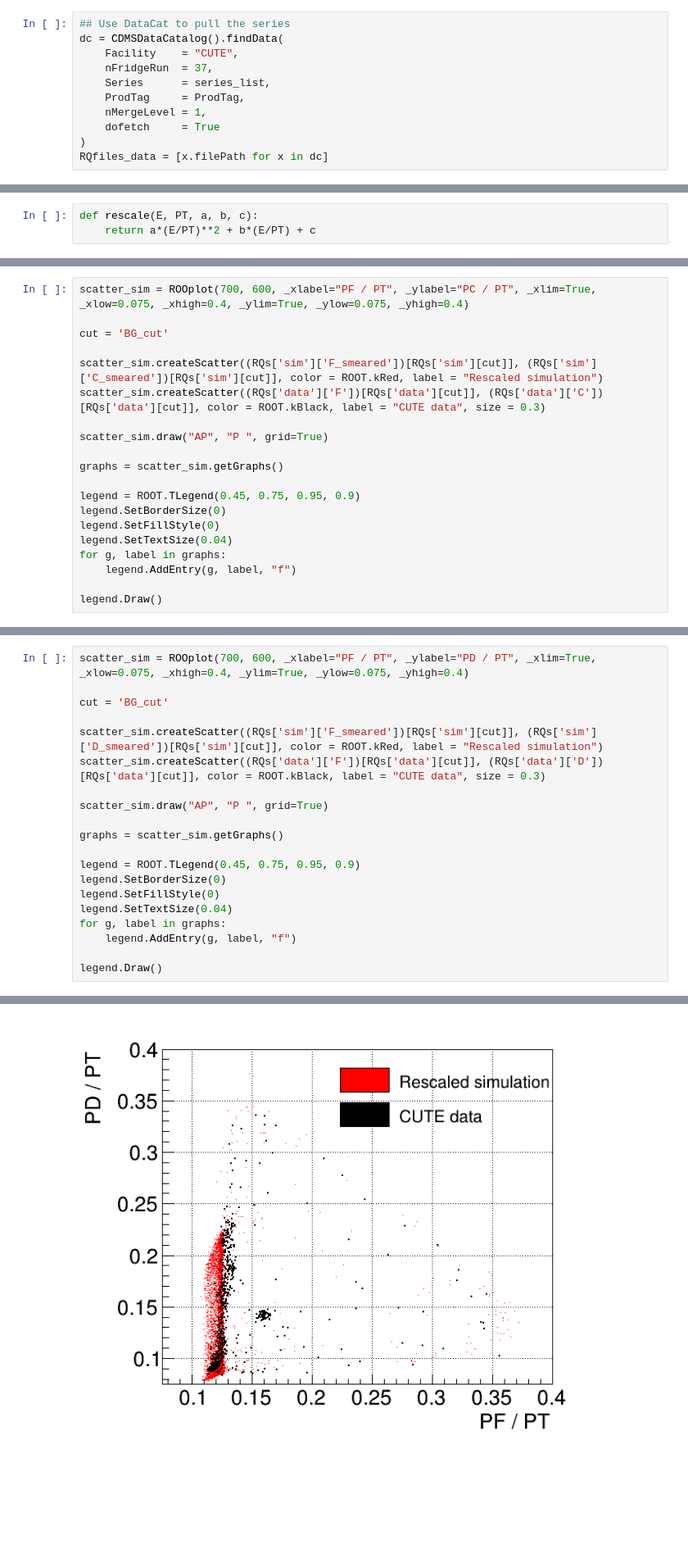
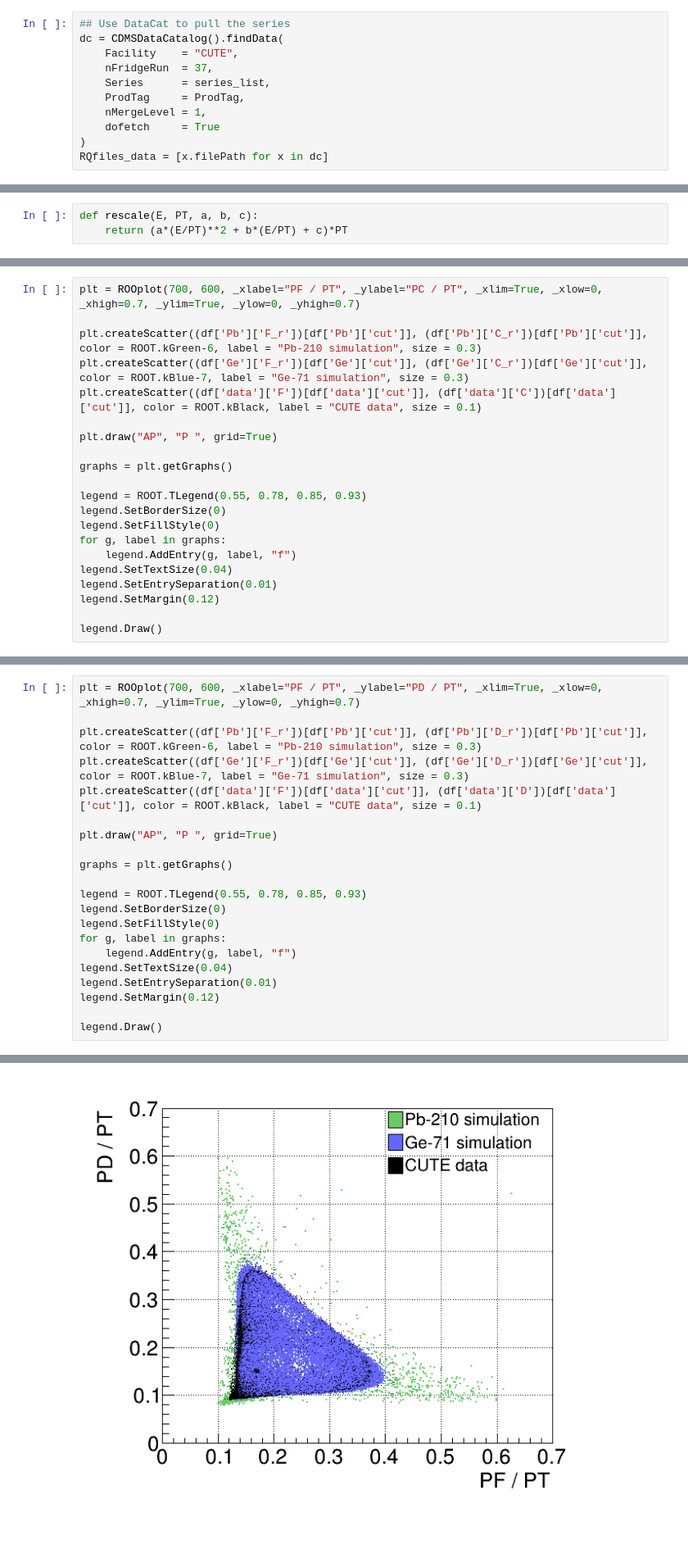
Before and after one commit to perry5334/CDMS, a Jupyter notebook: notebooks/BGM/cRadial_eff_nonlinrescale.ipynb, the cells around one changed output, grey strips where cells are left out. Shown at 82% size. Drawn from its saved outputs; the diff is of its cells as text; blank space fills up the shorter version.

```diff
--- a/notebooks/BGM/cRadial_eff_nonlinrescale.ipynb
+++ b/notebooks/BGM/cRadial_eff_nonlinrescale.ipynb
@@ -192,6 +186,6 @@ R = np.sqrt( (RQs['sim']['X']*1e3)**2 + (RQs['sim']['Y']*1e3)**2 )
 # %%
 def rescale(E, PT, a, b, c):
-    return a*(E/PT)**2 + b*(E/PT) + c
+    return (a*(E/PT)**2 + b*(E/PT) + c)*PT
 # %%
 a = {'PAS1': -2, 'PBS1': -2.8, 'PCS1': 0, 'PDS1': 0, 'PES1': 0, 'PFS1': 0,
      'PAS2': -2, 'PBS2': -2.8, 'PCS2': 0, 'PDS2': 0, 'PES2': 0, 'PFS2': 0}
@@ -305,21 +406,22 @@ Warning in <TCanvas::Constructor>: Deleting canvas with same name: c
 # %%
-scatter_sim = ROOplot(700, 600, _xlabel="PF / PT", _ylabel="PC / PT", _xlim=True, _xlow=0.075, _xhigh=0.4, _ylim=True, _ylow=0.075, _yhigh=0.4)
+plt = ROOplot(700, 600, _xlabel="PF / PT", _ylabel="PC / PT", _xlim=True, _xlow=0, _xhigh=0.7, _ylim=True, _ylow=0, _yhigh=0.7)
 
-cut = 'BG_cut'
+plt.createScatter((df['Pb']['F_r'])[df['Pb']['cut']], (df['Pb']['C_r'])[df['Pb']['cut']], color = ROOT.kGreen-6, label = "Pb-210 simulation", size = 0.3)
+plt.createScatter((df['Ge']['F_r'])[df['Ge']['cut']], (df['Ge']['C_r'])[df['Ge']['cut']], color = ROOT.kBlue-7, label = "Ge-71 simulation", size = 0.3)
+plt.createScatter((df['data']['F'])[df['data']['cut']], (df['data']['C'])[df['data']['cut']], color = ROOT.kBlack, label = "CUTE data", size = 0.1)
 
-scatter_sim.createScatter((RQs['sim']['F_smeared'])[RQs['sim'][cut]], (RQs['sim']['C_smeared'])[RQs['sim'][cut]], color = ROOT.kRed, label = "Rescaled simulation")
-scatter_sim.createScatter((RQs['data']['F'])[RQs['data'][cut]], (RQs['data']['C'])[RQs['data'][cut]], color = ROOT.kBlack, label = "CUTE data", size = 0.3)
+plt.draw("AP", "P ", grid=True)
 
-scatter_sim.draw("AP", "P ", grid=True)
+graphs = plt.getGraphs()
 
-graphs = scatter_sim.getGraphs()
-
-legend = ROOT.TLegend(0.45, 0.75, 0.95, 0.9)
+legend = ROOT.TLegend(0.55, 0.78, 0.85, 0.93)
 legend.SetBorderSize(0)
 legend.SetFillStyle(0)
-legend.SetTextSize(0.04)
 for g, label in graphs:
     legend.AddEntry(g, label, "f")
+legend.SetTextSize(0.04)
+legend.SetEntrySeparation(0.01)
+legend.SetMargin(0.12)
 
 legend.Draw()
 # %% [output]
@@ -328,24 +430,25 @@ Warning in <TCanvas::Constructor>: Deleting canvas with same name: c
 # %%
-scatter_sim = ROOplot(700, 600, _xlabel="PF / PT", _ylabel="PD / PT", _xlim=True, _xlow=0.075, _xhigh=0.4, _ylim=True, _ylow=0.075, _yhigh=0.4)
+plt = ROOplot(700, 600, _xlabel="PF / PT", _ylabel="PD / PT", _xlim=True, _xlow=0, _xhigh=0.7, _ylim=True, _ylow=0, _yhigh=0.7)
 
-cut = 'BG_cut'
+plt.createScatter((df['Pb']['F_r'])[df['Pb']['cut']], (df['Pb']['D_r'])[df['Pb']['cut']], color = ROOT.kGreen-6, label = "Pb-210 simulation", size = 0.3)
+plt.createScatter((df['Ge']['F_r'])[df['Ge']['cut']], (df['Ge']['D_r'])[df['Ge']['cut']], color = ROOT.kBlue-7, label = "Ge-71 simulation", size = 0.3)
+plt.createScatter((df['data']['F'])[df['data']['cut']], (df['data']['D'])[df['data']['cut']], color = ROOT.kBlack, label = "CUTE data", size = 0.1)
 
-scatter_sim.createScatter((RQs['sim']['F_smeared'])[RQs['sim'][cut]], (RQs['sim']['D_smeared'])[RQs['sim'][cut]], color = ROOT.kRed, label = "Rescaled simulation")
-scatter_sim.createScatter((RQs['data']['F'])[RQs['data'][cut]], (RQs['data']['D'])[RQs['data'][cut]], color = ROOT.kBlack, label = "CUTE data", size = 0.3)
+plt.draw("AP", "P ", grid=True)
 
-scatter_sim.draw("AP", "P ", grid=True)
+graphs = plt.getGraphs()
 
-graphs = scatter_sim.getGraphs()
-
-legend = ROOT.TLegend(0.45, 0.75, 0.95, 0.9)
+legend = ROOT.TLegend(0.55, 0.78, 0.85, 0.93)
 legend.SetBorderSize(0)
 legend.SetFillStyle(0)
-legend.SetTextSize(0.04)
 for g, label in graphs:
     legend.AddEntry(g, label, "f")
+legend.SetTextSize(0.04)
+legend.SetEntrySeparation(0.01)
+legend.SetMargin(0.12)
 
 legend.Draw()
 # %% [output]
 Warning in <TCanvas::Constructor>: Deleting canvas with same name: c
-[figure, old version]
+[figure, new version]
 # %%
```
Also changed, not shown: parts of 41 cells of this notebook, 3 other files.
